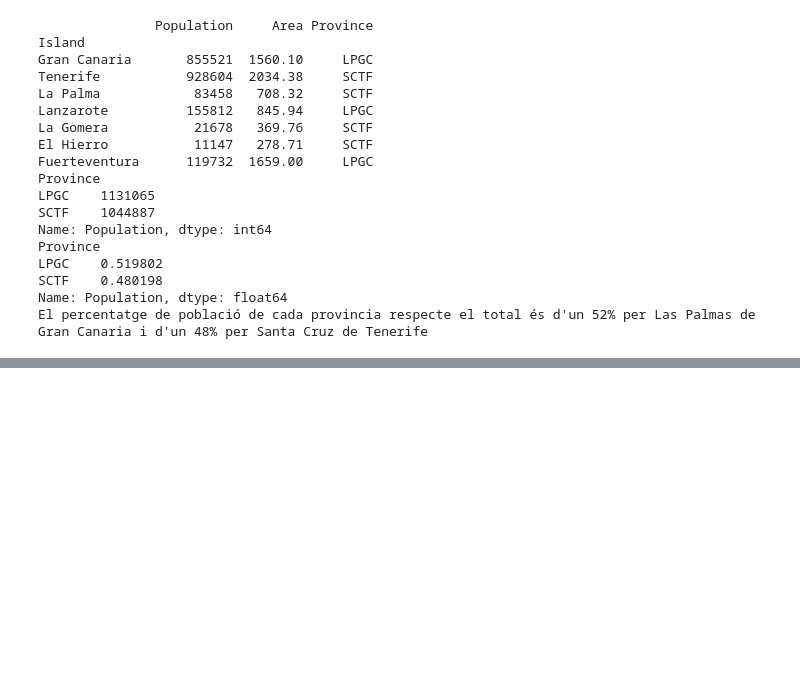
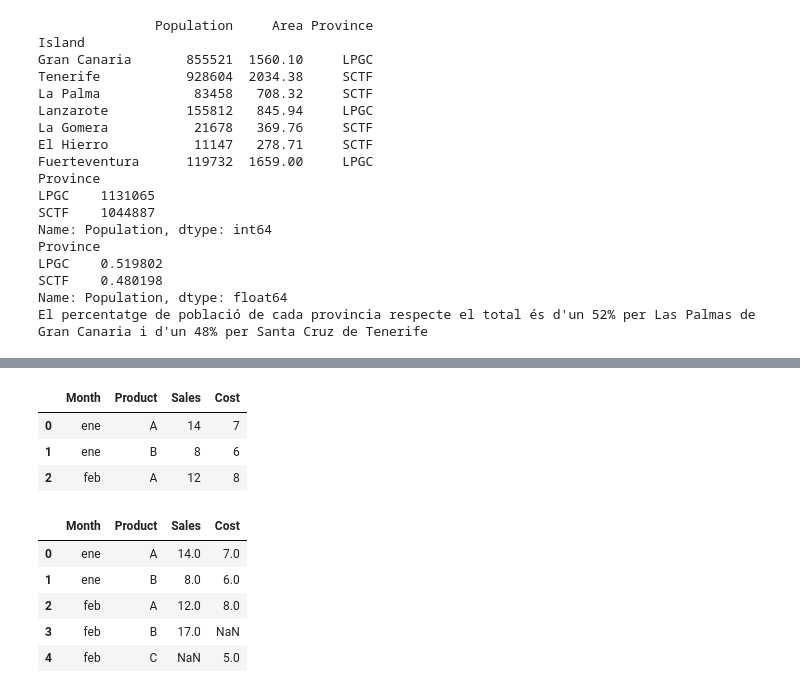
Before and after one commit to ditcas/llibreries_python, a Jupyter notebook: pandas.ipynb, the cells around one changed output, grey strips where cells are left out. Cells and saved outputs as stored; diff of their text form; code cells hidden in the pictures; blank space fills up the shorter version.

```diff
--- a/pandas.ipynb
+++ b/pandas.ipynb
@@ -1106,0 +1230,16 @@ El percentatge de població de cada provincia respecte el total és d'un 52% per
+# %%
+pd.merge(df1, df2) # no surt feb-B ni feb-C perquè no coincideixen en els dos DF
+# %% [output]
+|  | Month | Product | Sales | Cost |
+| 0 | ene | A | 14 | 7 |
+| 1 | ene | B | 8 | 6 |
+| 2 | feb | A | 12 | 8 |
+# %%
+pd.merge(df1, df2, how="outer") # unió, surten els dos feb B i C.
+# %% [output]
+|  | Month | Product | Sales | Cost |
+| 0 | ene | A | 14.0 | 7.0 |
+| 1 | ene | B | 8.0 | 6.0 |
+| 2 | feb | A | 12.0 | 8.0 |
+| 3 | feb | B | 17.0 | NaN |
+| 4 | feb | C | NaN | 5.0 |
```
Also changed, not shown: parts of 20 cells of this notebook.
